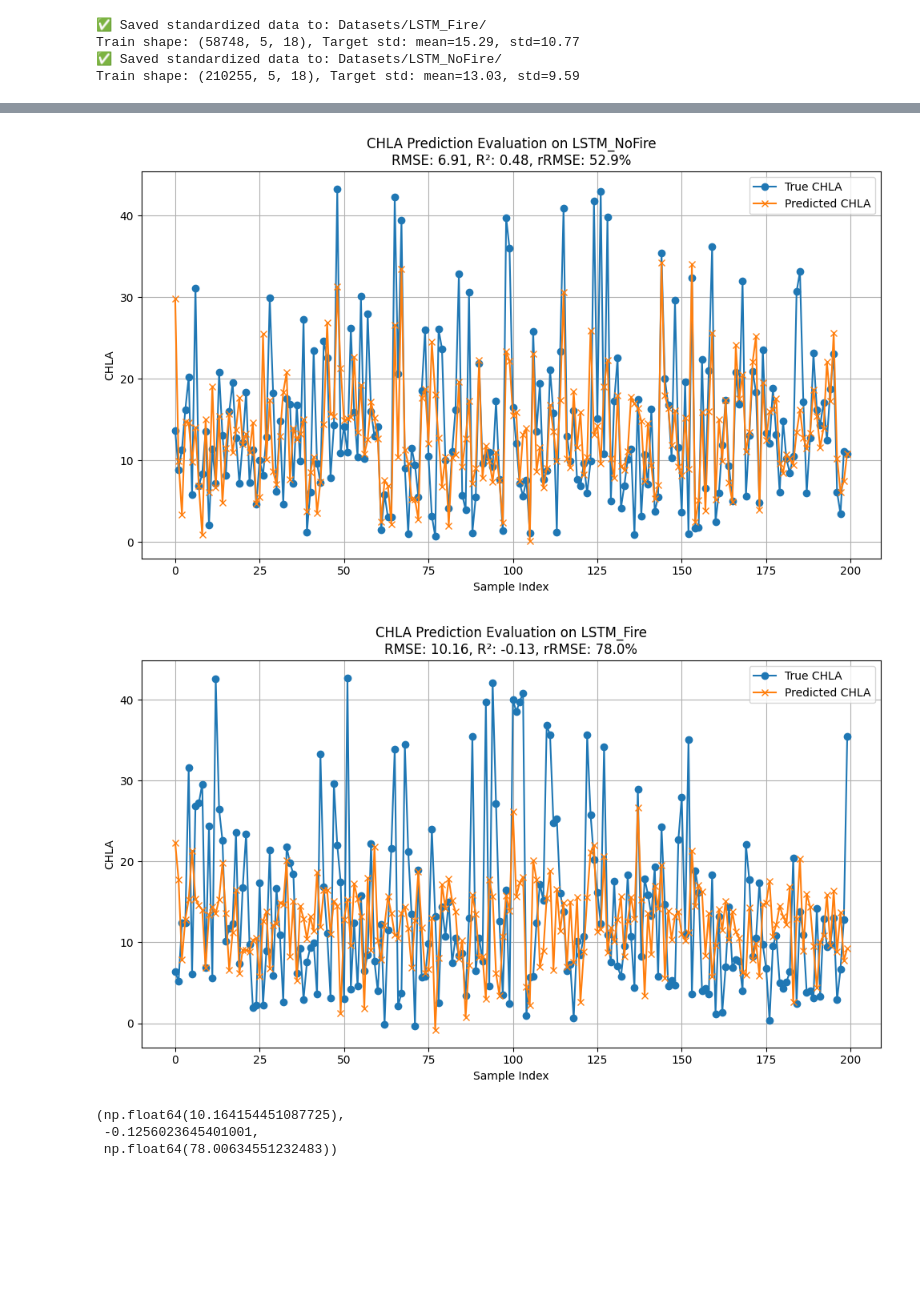
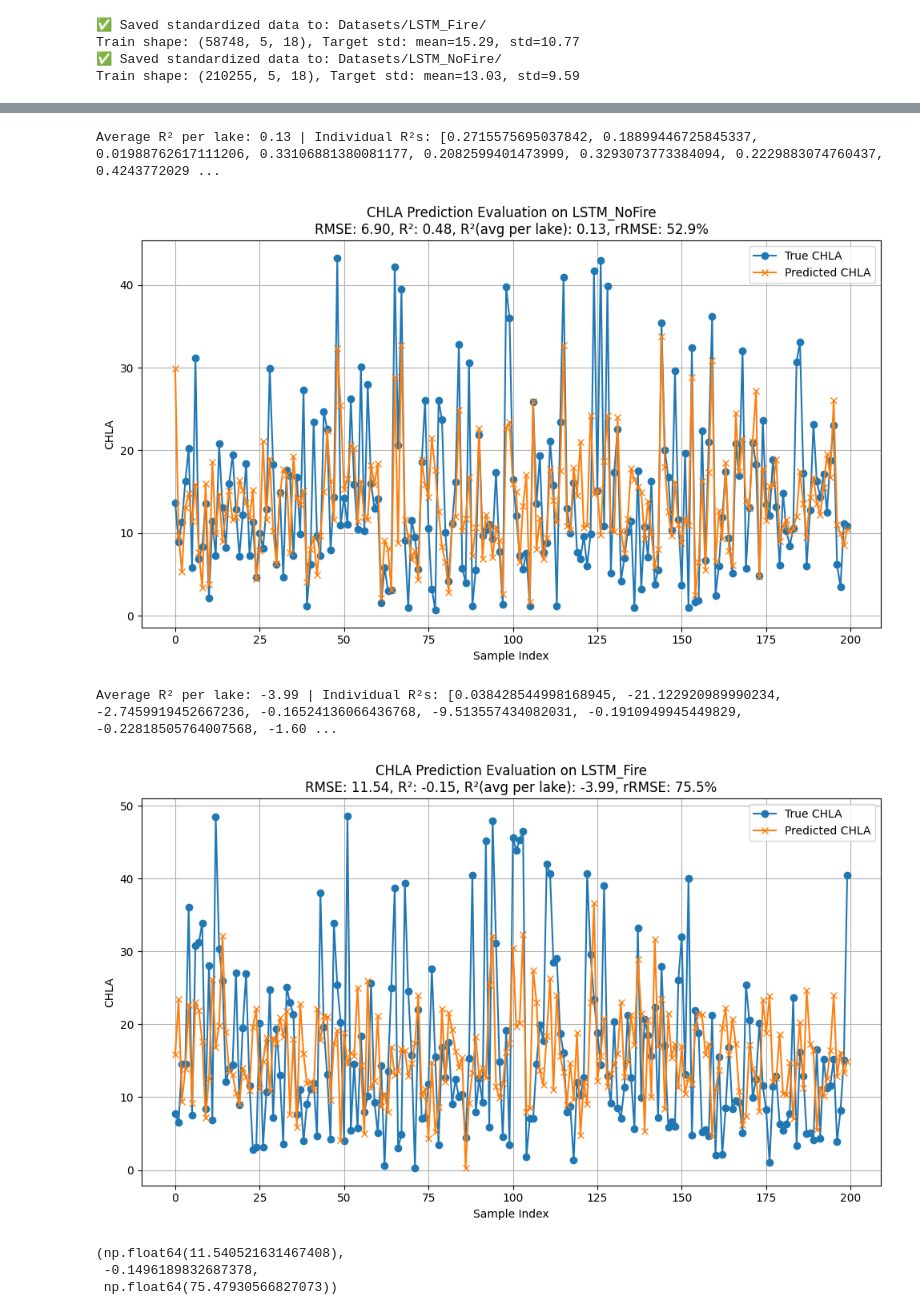
Before and after one commit to nazizahed/Lake_Water_Quality, a Jupyter notebook: 4- LSTM_wo_fire.ipynb, the cells around one changed output, grey strips where cells are left out. Drawn from its saved outputs; the diff is of its cells as text; code cells hidden in the pictures; blank space fills up the shorter version.

```diff
--- a/4- LSTM_wo_fire.ipynb
+++ b/4- LSTM_wo_fire.ipynb
@@ -112,7 +112,7 @@ def normalize_split_with_target_scaling_dual(
     return X_train, X_test, y_train, y_test, ids_train, ids_test, scaler_X, scaler_y, id_map
 
 
-X_train, X_test, y_train, y_test, ids_train, ids_test, scaler_X, scaler_y, id_map = normalize_split_with_target_scaling_dual(
+X_train, X_test, y_train, y_test, ids_train, ids_test, scaler_X, scaler_y_f, id_map = normalize_split_with_target_scaling_dual(
     X=fire_X,
     y=fire_y,
     lake_ids=fire_ids,
@@ -120,7 +120,7 @@ X_train, X_test, y_train, y_test, ids_train, ids_test, scaler_X, scaler_y, id_ma
 )
 
 
-X_train, X_test, y_train, y_test, ids_train, ids_test, scaler_X, scaler_y, id_map = normalize_split_with_target_scaling_dual(
+X_train, X_test, y_train, y_test, ids_train, ids_test, scaler_X, scaler_y_nf, id_map = normalize_split_with_target_scaling_dual(
     X=no_fire_X,
     y=no_fire_y,
     lake_ids=no_fire_ids,
@@ -332,41 +332,61 @@ def evaluate_model_on_test_set(model_path, test_data_folder, scaler_y, batch_siz
     rmse = np.sqrt(mean_squared_error(targets_original, preds_original))
     r2 = r2_score(targets_original, preds_original)
     rrmse = (rmse / np.mean(targets_original)) * 100
 
+
+    # ✅ Per-lake R² (new)
+    def compute_average_per_lake_r2(y_true, y_pred, lake_ids):
+        unique_lakes = np.unique(lake_ids)
+        r2s = []
+
+        for lake_id in unique_lakes:
+            idx = lake_ids == lake_id
+            if np.sum(idx) > 1:  # Need at least 2 samples
+                r2_lake = r2_score(y_true[idx], y_pred[idx])
+                r2s.append(r2_lake)
+
+        return np.mean(r2s), r2s
+
+    avg_r2_per_lake, per_lake_r2_list = compute_average_per_lake_r2(
+        targets_original, preds_original, lake_ids_test
+    )
+    print(f"Average R² per lake: {avg_r2_per_lake:.2f} | Individual R²s: {per_lake_r2_list}")
     # Plotting
     plt.figure(figsize=(10, 6))
     plt.plot(targets_original[:200], label="True CHLA", marker="o")
     plt.plot(preds_original[:200], label="Predicted CHLA", marker="x")
-    plt.title(f"CHLA Prediction Evaluation on {os.path.basename(test_data_folder)}\nRMSE: {rmse:.2f}, R²: {r2:.2f}, rRMSE: {rrmse:.1f}%")
+    plt.title(f"CHLA Prediction Evaluation on {os.path.basename(test_data_folder)}\nRMSE: {rmse:.2f}, R²: {r2:.2f}, R²(avg per lake): {avg_r2_per_lake:.2f}, rRMSE: {rrmse:.1f}%")
     plt.xlabel("Sample Index")
     plt.ylabel("CHLA")
     plt.legend()
     plt.grid(True)
     plt.tight_layout()
     plt.show()
 
     return rmse, r2, rrmse
 
 
 # For No-Fire lakes
 evaluate_model_on_test_set(
     model_path="Datasets/LSTM_NoFire/trained_models/chla_lstm_no_fire_with_meta.pth",
     test_data_folder="Datasets/LSTM_NoFire",
-    scaler_y=scaler_y
+    scaler_y=scaler_y_nf
 )
 
 # For Fire lakes
 evaluate_model_on_test_set(
     model_path="Datasets/LSTM_NoFire/trained_models/chla_lstm_no_fire_with_meta.pth",
     test_data_folder="Datasets/LSTM_Fire",
-    scaler_y=scaler_y
+    scaler_y=scaler_y_f
 )
 # %% [output]
+Average R² per lake: 0.13 | Individual R²s: [0.2715575695037842, 0.18899446725845337, 0.01988762617111206, 0.33106881380081177, 0.2082599401473999, 0.3293073773384094, 0.2229883074760437, 0.4243772029 ...
-[figure, old version]
+[figure, new version]
+Average R² per lake: -3.99 | Individual R²s: [0.038428544998168945, -21.122920989990234, -2.7459919452667236, -0.16524136066436768, -9.513557434082031, -0.1910949945449829, -0.22818505764007568, -1.60 ...
-[figure, old version]
+[figure, new version]
-(np.float64(10.164154451087725),
- -0.1256023645401001,
- np.float64(78.00634551232483))
+(np.float64(11.540521631467408),
+ -0.1496189832687378,
+ np.float64(75.47930566827073))
 # %%
 def plot_lake_predictions_with_rrmse(lake_original_id, model, X_test, y_test, lake_ids_test, id_map, scaler_y, device):
     import matplotlib.pyplot as plt
```
Also changed, not shown: parts of 2 cells of this notebook, 3 other files.
